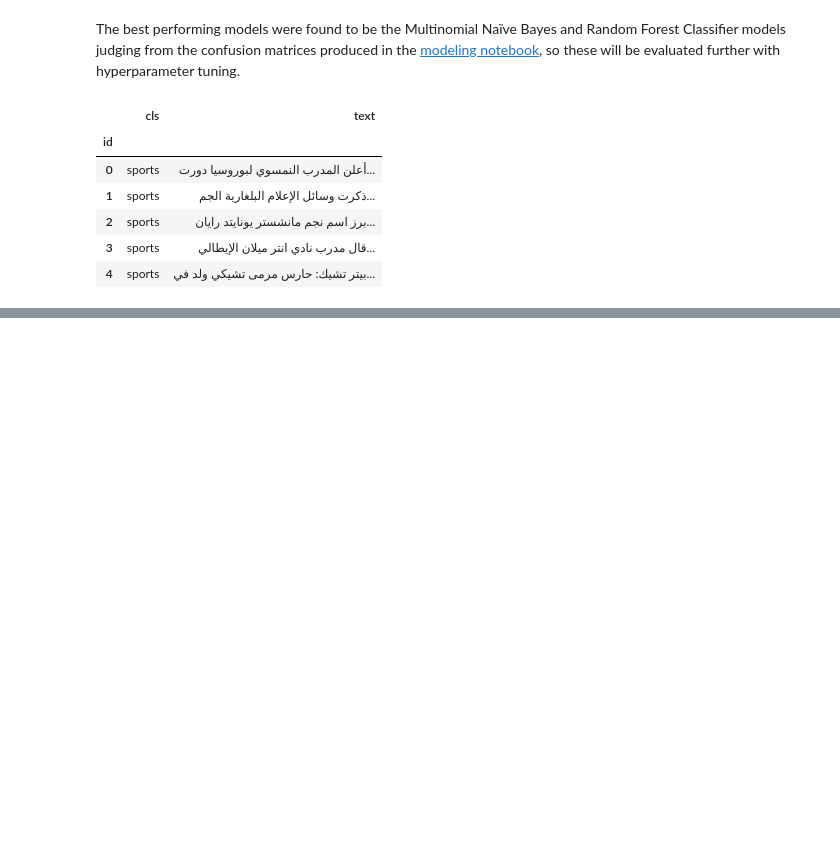
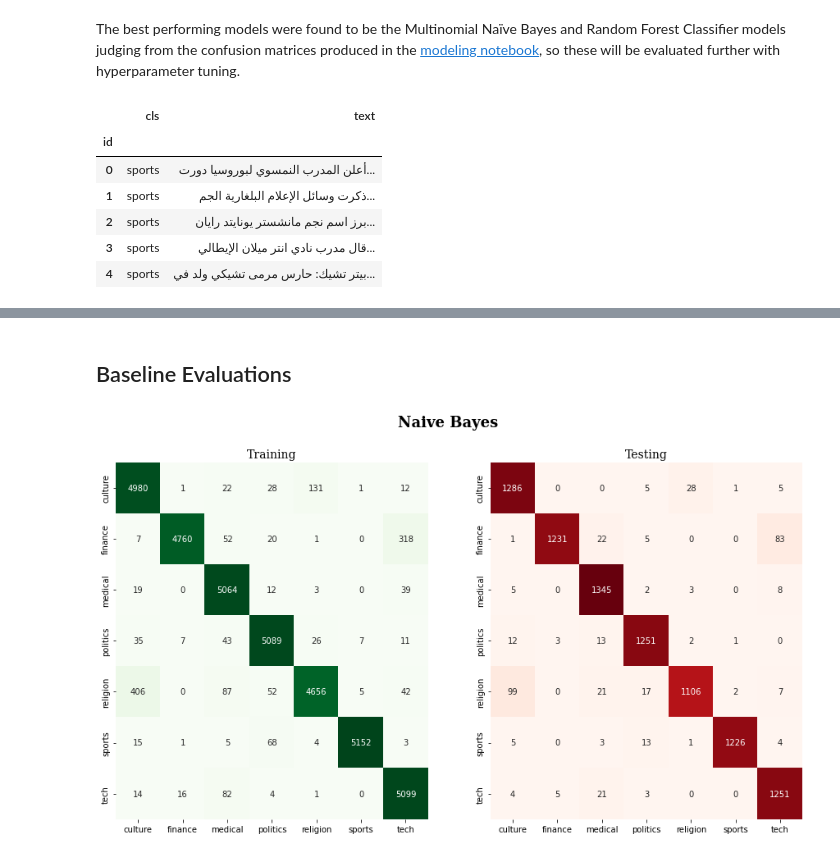
Before and after one commit to iansharff/arabic_news, a Jupyter notebook: 02_tuning.ipynb, the cells around one changed output, grey strips where cells are left out. Drawn from its saved outputs; the diff is of its cells as text; code cells hidden in the pictures; blank space fills up the shorter version.

Commit message:
Save confusion matrices to images/

```diff
--- a/02_tuning.ipynb
+++ b/02_tuning.ipynb
@@ -33,0 +37,21 @@ count_vectorizer = CountVectorizer(
+# %%
+X = data.text
+y = data.cls
+
+X_train, X_test, y_train, y_test = train_test_split(X, y, test_size=misc.TEST_SIZE, random_state=misc.SEED, )
+# %%
+nb = misc.load('outputs/models/cv0.pkl')
+# y_hat_train_nb = naive_bayes_cv.predict(X_train)
+# y_hat_test_nb = naive_bayes_cv.predict(X_test)
+
+rfc = misc.load('outputs/models/cv1.pkl')
+# y_hat_train_rfc = rfc_cv.predict(X_train)
+# y_hat_test_rfc = rfc_cv.predict(X_test)
+
+gbc = misc.load('outputs/models/cv2.pkl')
+# y_hat_train_gbc = gbc.predict(X_train)
+# y_hat_test_gbc = gbc.predict(X_test)
+
+svc = misc.load('outputs/models/cv3.pkl')
+# y_hat_train_svc = svc.predict(X_train)
+# y_hat_test_scv = svc.predict(X_test)
@@ -33,0 +129,6 @@ count_vectorizer = CountVectorizer(
+# %% [markdown]
+## Baseline Evaluations
+# %%
+vis.plot_confusion_matrices(nb, X_train, X_test, y_train, y_test, save_path='images/nb_cm.png')
+# %% [output]
+[figure, added]
```
Also changed, not shown: parts of 9 cells of this notebook.
